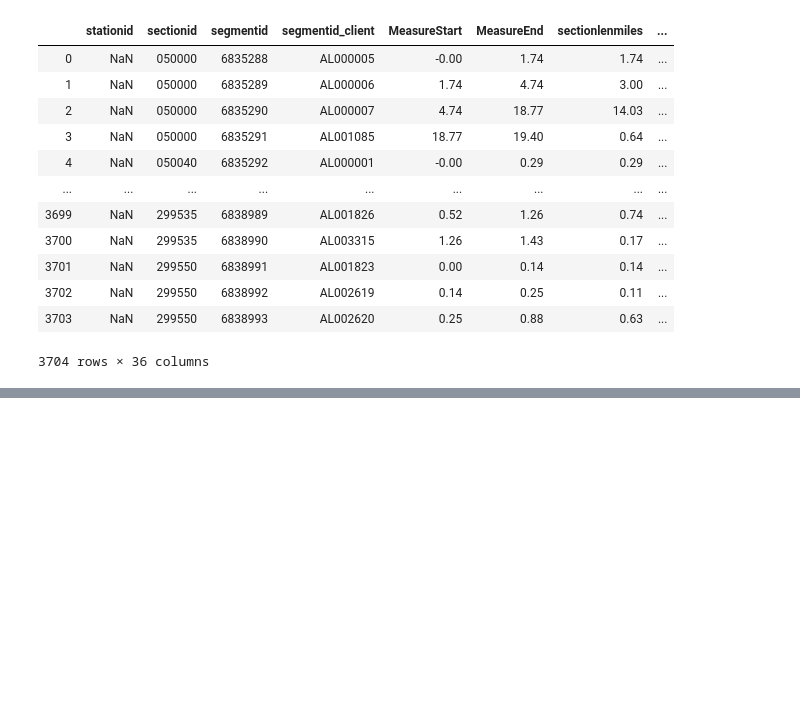
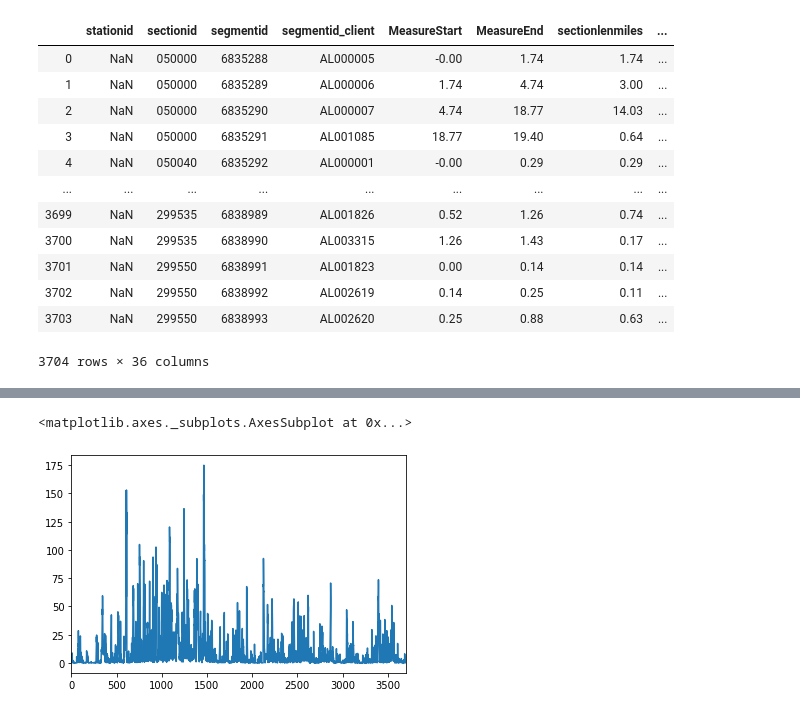
Before and after one commit to erikjamesmason/ejm_notebooks, a Jupyter notebook: HPMS_AnnualStats.ipynb, the cells around one changed output, grey strips where cells are left out. Cells and saved outputs as stored; diff of their text form; code cells hidden in the pictures; blank space fills up the shorter version.

```diff
--- a/HPMS_AnnualStats.ipynb
+++ b/HPMS_AnnualStats.ipynb
@@ -167,0 +175,3 @@ Text(3.200000000000003, 0.5, 'Average AADT')
+# %%
+data2018['AADT'].progress_map(lambda x: x/365).plot()
+# %% [output]
@@ -167,0 +179,2 @@ Text(3.200000000000003, 0.5, 'Average AADT')
+<matplotlib.axes._subplots.AxesSubplot at 0x...>
+[figure, added]
```
Also changed, not shown: parts of 9 cells of this notebook.
